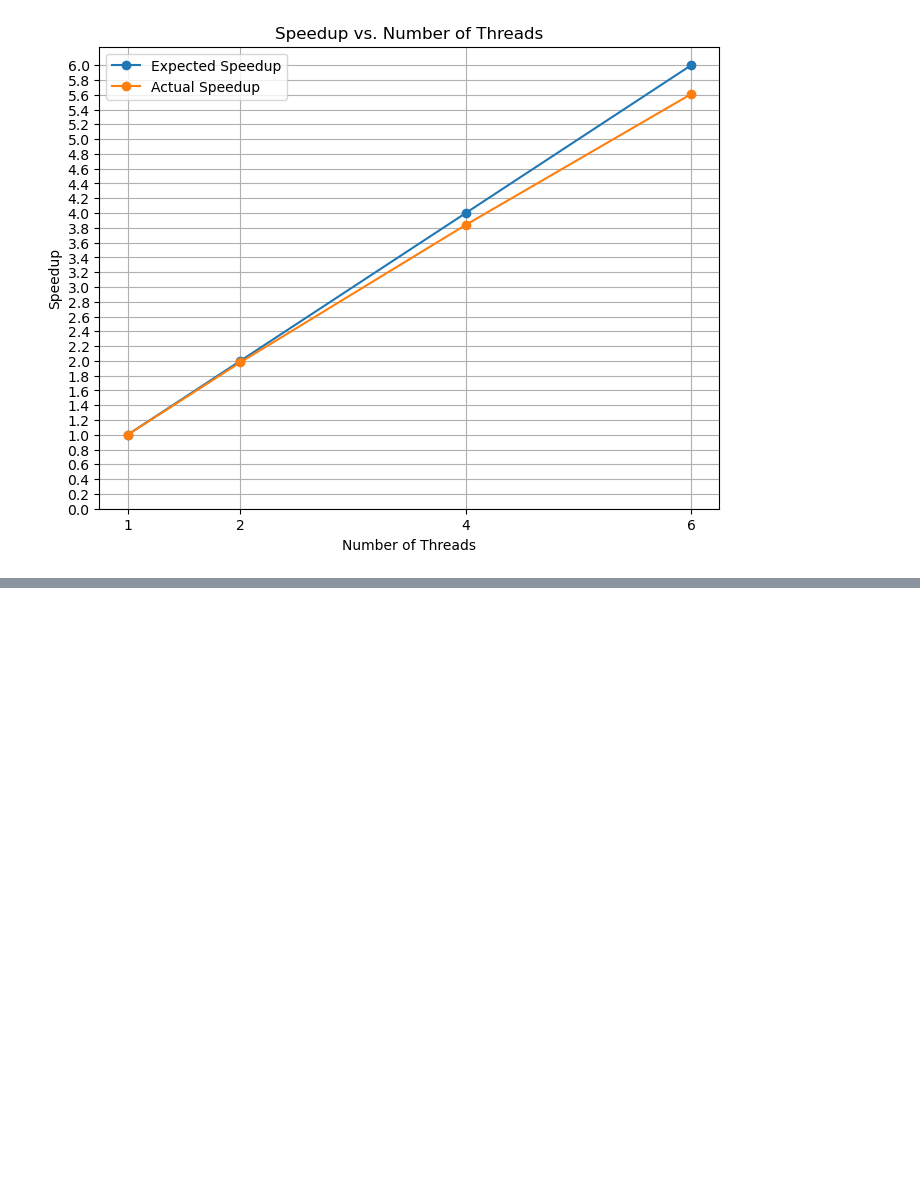
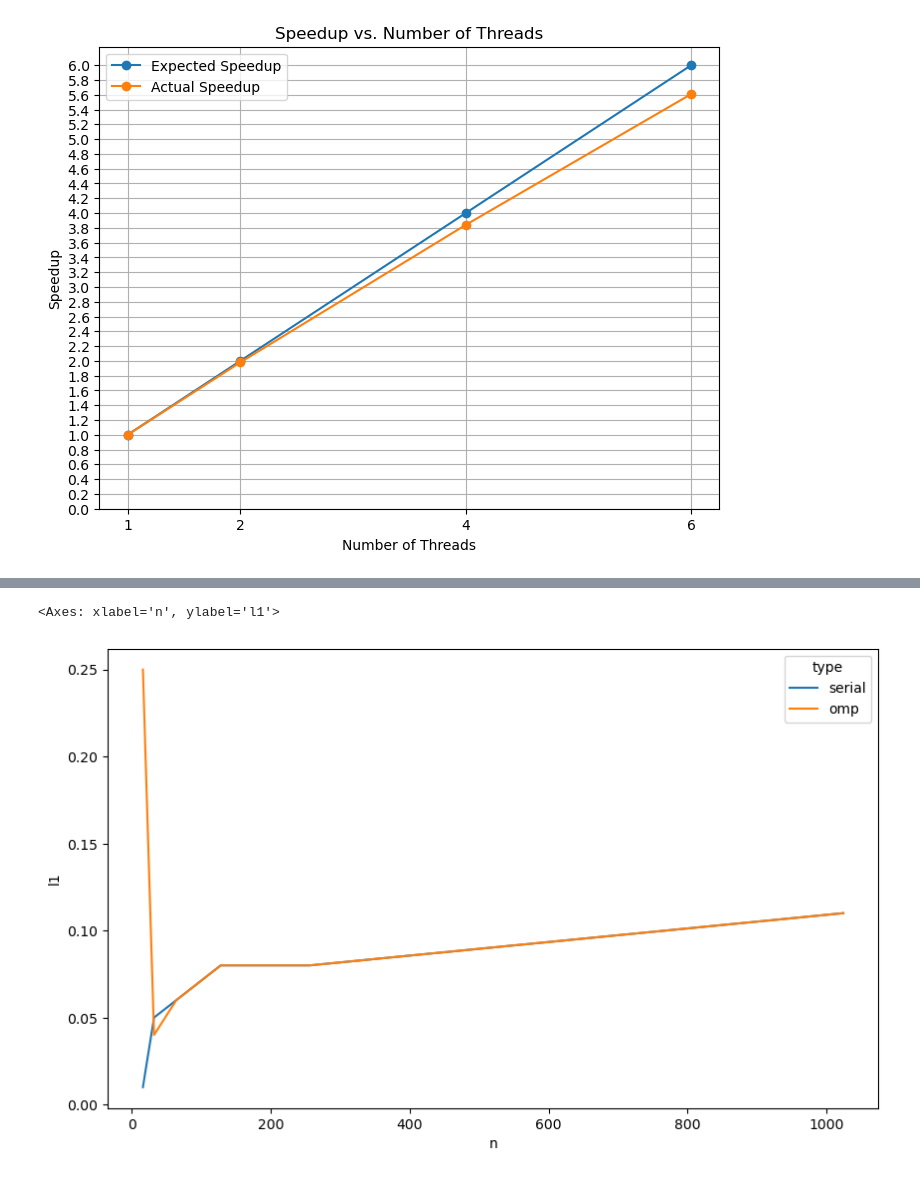
Before and after one commit to d-melita/cpd-life3d, a Jupyter notebook: plotting/Game of Life 3D - Benchmarking results.ipynb, the cells around one changed output, grey strips where cells are left out. Saved outputs shown, nothing was run; the diff lists cells and outputs as text; code cells hidden in the pictures; blank space fills up the shorter version.

```diff
--- a/plotting/Game of Life 3D - Benchmarking results.ipynb
+++ b/plotting/Game of Life 3D - Benchmarking results.ipynb
@@ -102,0 +128,6 @@ plt.show()
+# %%
+plt.figure(figsize=(10, 6))
+sns.lineplot(data=df_cm, x="n", y="l1", hue="type")
+# %% [output]
+<Axes: xlabel='n', ylabel='l1'>
+[figure, added]
```
Also changed, not shown: parts of 3 cells of this notebook, 1 other file.
